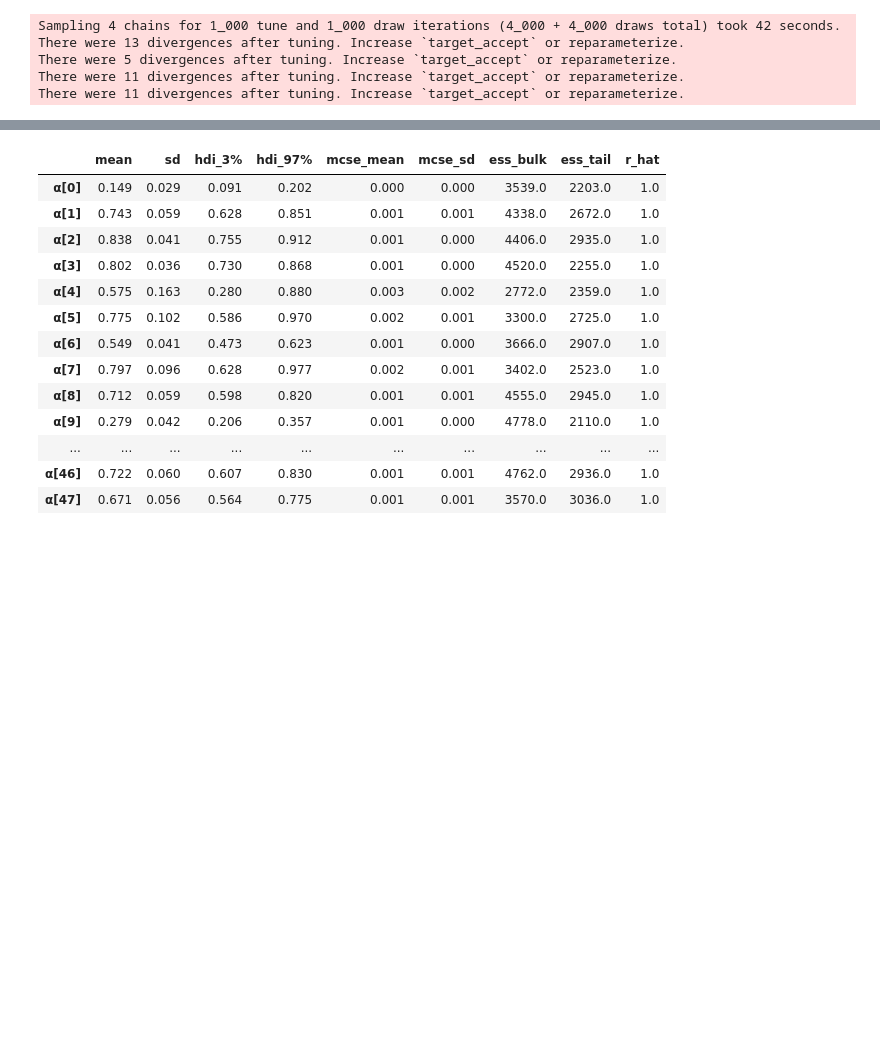
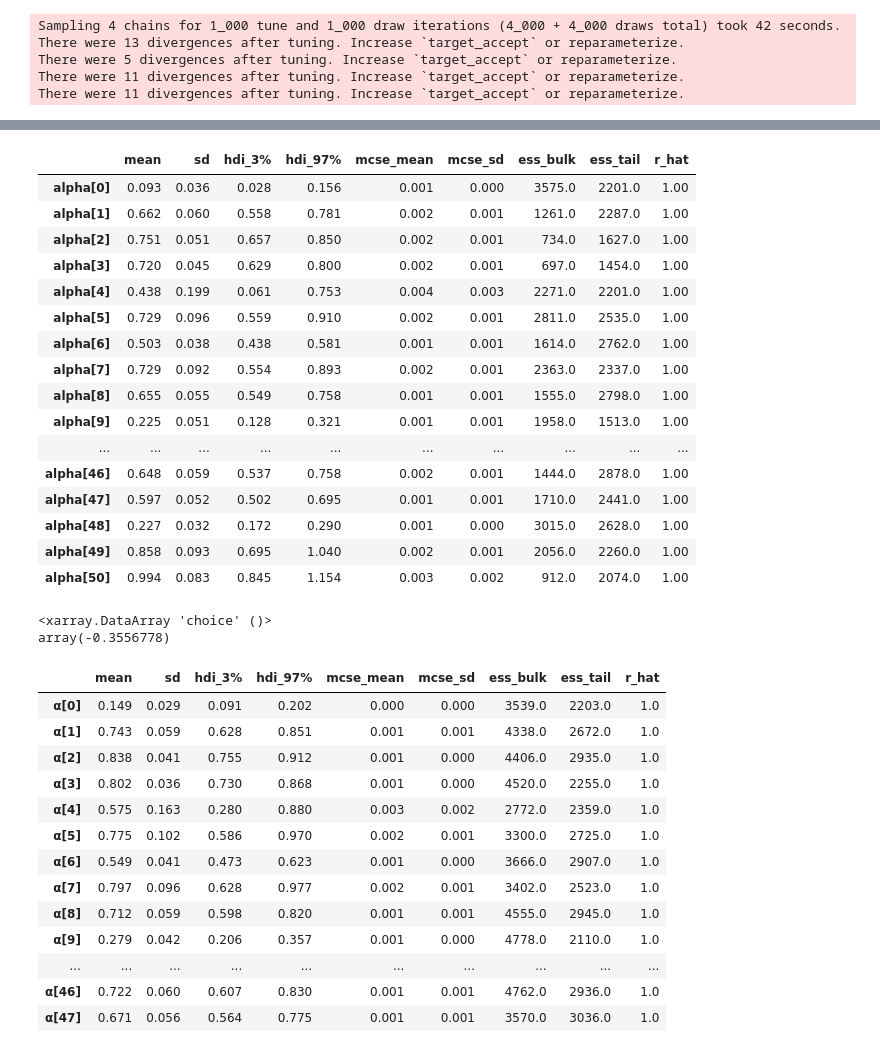
Before and after one commit to KoremNSN/Aging, a Jupyter notebook: RiskandAmbiguity/RiskAmbiguity_pymc.ipynb, the cells around one changed output, grey strips where cells are left out. Cells and saved outputs as stored; diff of their text form; code cells hidden in the pictures; blank space fills up the shorter version.

```diff
--- a/RiskandAmbiguity/RiskAmbiguity_pymc.ipynb
+++ b/RiskandAmbiguity/RiskAmbiguity_pymc.ipynb
@@ -87,3 +128,28 @@ There were 11 divergences after tuning. Increase `target_accept` or reparameteri
+# %%
+az.summary(traceZ, var_names='alpha')
+# %% [output]
+|  | mean | sd | hdi_3% | hdi_97% | mcse_mean | mcse_sd | ess_bulk | ess_tail | r_hat |
+| alpha[0] | 0.093 | 0.036 | 0.028 | 0.156 | 0.001 | 0.000 | 3575.0 | 2201.0 | 1.00 |
+| alpha[1] | 0.662 | 0.060 | 0.558 | 0.781 | 0.002 | 0.001 | 1261.0 | 2287.0 | 1.00 |
+| alpha[2] | 0.751 | 0.051 | 0.657 | 0.850 | 0.002 | 0.001 | 734.0 | 1627.0 | 1.00 |
+| alpha[3] | 0.720 | 0.045 | 0.629 | 0.800 | 0.002 | 0.001 | 697.0 | 1454.0 | 1.00 |
+| alpha[4] | 0.438 | 0.199 | 0.061 | 0.753 | 0.004 | 0.003 | 2271.0 | 2201.0 | 1.00 |
+| alpha[5] | 0.729 | 0.096 | 0.559 | 0.910 | 0.002 | 0.001 | 2811.0 | 2535.0 | 1.00 |
+| alpha[6] | 0.503 | 0.038 | 0.438 | 0.581 | 0.001 | 0.001 | 1614.0 | 2762.0 | 1.00 |
+| alpha[7] | 0.729 | 0.092 | 0.554 | 0.893 | 0.002 | 0.001 | 2363.0 | 2337.0 | 1.00 |
+| alpha[8] | 0.655 | 0.055 | 0.549 | 0.758 | 0.001 | 0.001 | 1555.0 | 2798.0 | 1.00 |
+| alpha[9] | 0.225 | 0.051 | 0.128 | 0.321 | 0.001 | 0.001 | 1958.0 | 1513.0 | 1.00 |
+| ... | ... | ... | ... | ... | ... | ... | ... | ... | ... |
+| alpha[46] | 0.648 | 0.059 | 0.537 | 0.758 | 0.002 | 0.001 | 1444.0 | 2878.0 | 1.00 |
+| alpha[47] | 0.597 | 0.052 | 0.502 | 0.695 | 0.001 | 0.001 | 1710.0 | 2441.0 | 1.00 |
+| alpha[48] | 0.227 | 0.032 | 0.172 | 0.290 | 0.001 | 0.000 | 3015.0 | 2628.0 | 1.00 |
+| alpha[49] | 0.858 | 0.093 | 0.695 | 1.040 | 0.002 | 0.001 | 2056.0 | 2260.0 | 1.00 |
+| alpha[50] | 0.994 | 0.083 | 0.845 | 1.154 | 0.003 | 0.002 | 912.0 | 2074.0 | 1.00 |
+# %%
+traceZ.log_likelihood.choice.mean()
+# %% [output]
+<xarray.DataArray 'choice' ()>
+array(-0.3556778)
 # %%
 az.summary(trace, var_names='α')
 # %% [output]
```
Also changed, not shown: parts of 4 cells of this notebook.
